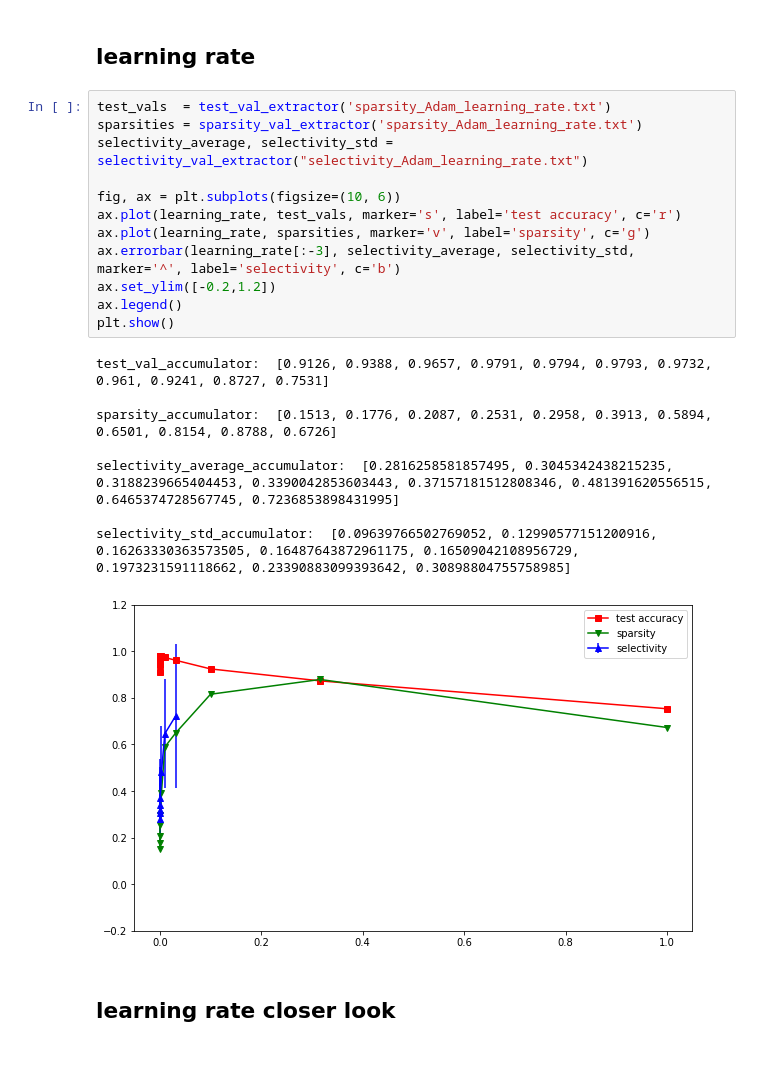
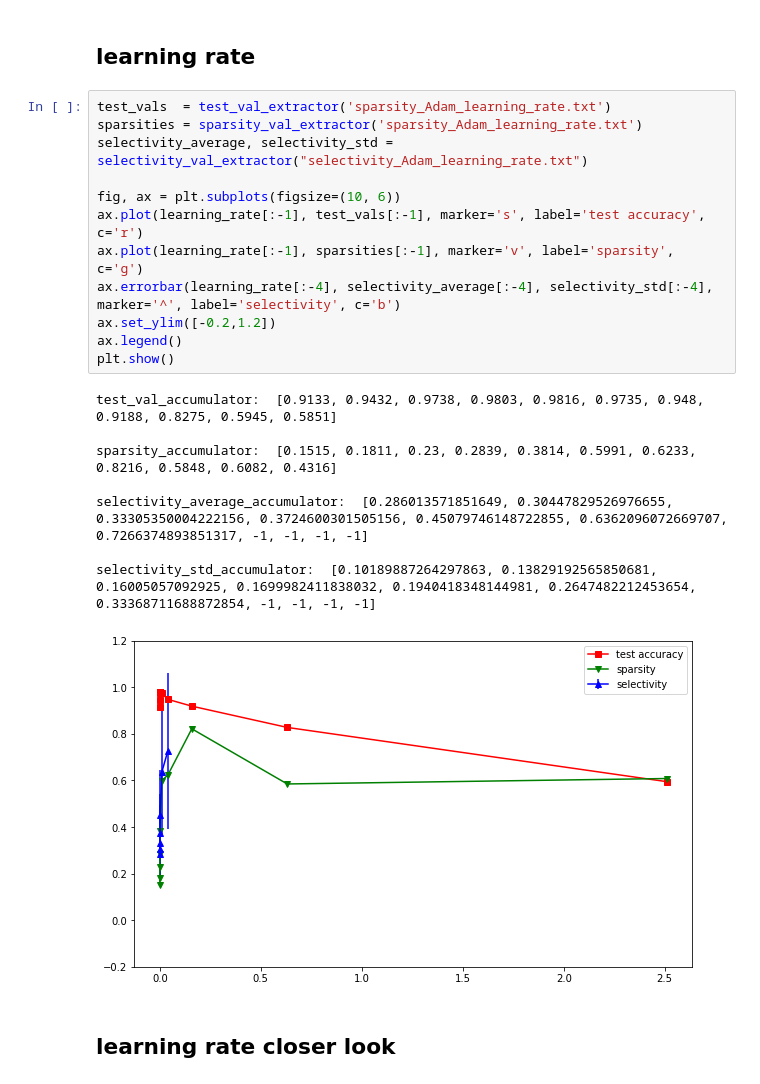
Before and after one commit to 7201krap/COMS30045_Individual-Project, a Jupyter notebook: FINAL/Graphs/data_hyper/sparsity_selectivity_graph.ipynb, the cells around one changed output. Cells and saved outputs as stored; diff of their text form.

```diff
--- a/FINAL/Graphs/data_hyper/sparsity_selectivity_graph.ipynb
+++ b/FINAL/Graphs/data_hyper/sparsity_selectivity_graph.ipynb
@@ -304,24 +303,24 @@ selectivity_std_accumulator:  [0.19357087985958346, 0.16975783535848354, 0.17127
 # %%
 test_vals  = test_val_extractor('sparsity_Adam_learning_rate.txt')
 sparsities = sparsity_val_extractor('sparsity_Adam_learning_rate.txt')
 selectivity_average, selectivity_std = selectivity_val_extractor("selectivity_Adam_learning_rate.txt")
 
 fig, ax = plt.subplots(figsize=(10, 6))
-ax.plot(learning_rate, test_vals, marker='s', label='test accuracy', c='r')
-ax.plot(learning_rate, sparsities, marker='v', label='sparsity', c='g')
-ax.errorbar(learning_rate[:-3], selectivity_average, selectivity_std, marker='^', label='selectivity', c='b')
+ax.plot(learning_rate[:-1], test_vals[:-1], marker='s', label='test accuracy', c='r')
+ax.plot(learning_rate[:-1], sparsities[:-1], marker='v', label='sparsity', c='g')
+ax.errorbar(learning_rate[:-4], selectivity_average[:-4], selectivity_std[:-4], marker='^', label='selectivity', c='b')
 ax.set_ylim([-0.2,1.2])
 ax.legend()
 plt.show()
 # %% [output]
-test_val_accumulator:  [0.9126, 0.9388, 0.9657, 0.9791, 0.9794, 0.9793, 0.9732, 0.961, 0.9241, 0.8727, 0.7531]
+test_val_accumulator:  [0.9133, 0.9432, 0.9738, 0.9803, 0.9816, 0.9735, 0.948, 0.9188, 0.8275, 0.5945, 0.5851]
 
-sparsity_accumulator:  [0.1513, 0.1776, 0.2087, 0.2531, 0.2958, 0.3913, 0.5894, 0.6501, 0.8154, 0.8788, 0.6726]
+sparsity_accumulator:  [0.1515, 0.1811, 0.23, 0.2839, 0.3814, 0.5991, 0.6233, 0.8216, 0.5848, 0.6082, 0.4316]
 
-selectivity_average_accumulator:  [0.2816258581857495, 0.3045342438215235, 0.3188239665404453, 0.3390042853603443, 0.37157181512808346, 0.481391620556515, 0.6465374728567745, 0.7236853898431995]
+selectivity_average_accumulator:  [0.286013571851649, 0.30447829526976655, 0.33305350004222156, 0.3724600301505156, 0.45079746148722855, 0.6362096072669707, 0.7266374893851317, -1, -1, -1, -1]
 
-selectivity_std_accumulator:  [0.09639766502769052, 0.12990577151200916, 0.16263330363573505, 0.16487643872961175, 0.16509042108956729, 0.1973231591118662, 0.23390883099393642, 0.30898804755758985]
+selectivity_std_accumulator:  [0.10189887264297863, 0.13829192565850681, 0.16005057092925, 0.1699982411838032, 0.1940418348144981, 0.2647482212453654, 0.33368711688872854, -1, -1, -1, -1]
-[figure, old version]
+[figure, new version]
 # %% [markdown]
 ## learning rate closer look
 # %%
```
Also changed, not shown: parts of 12 cells of this notebook, 24 other files.
